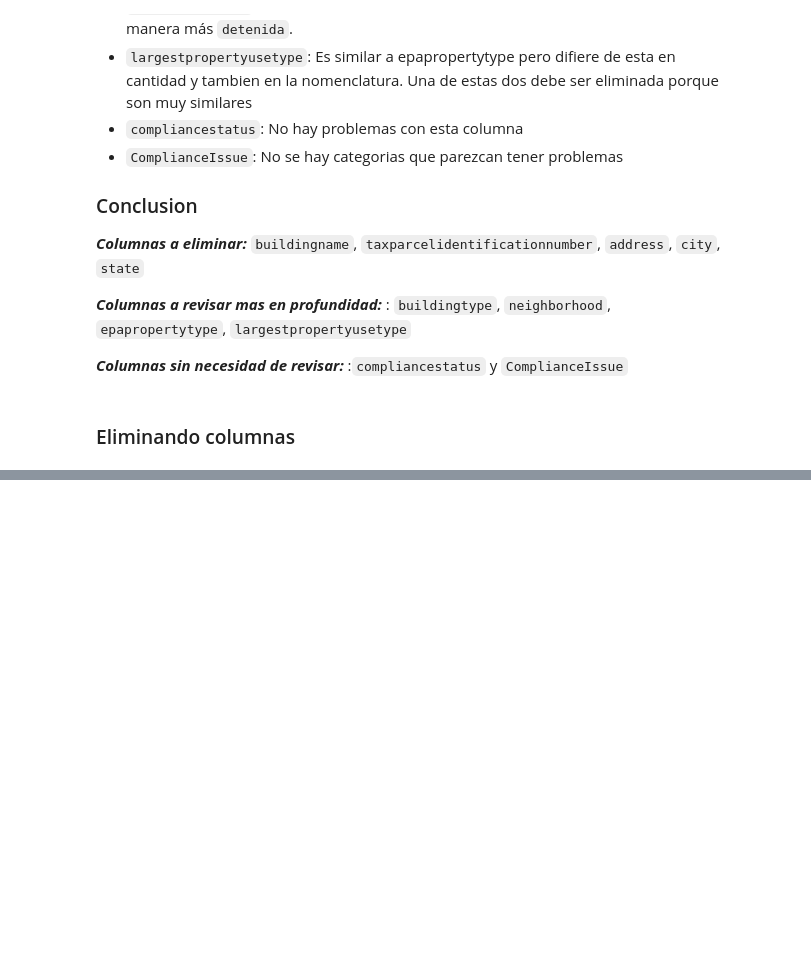
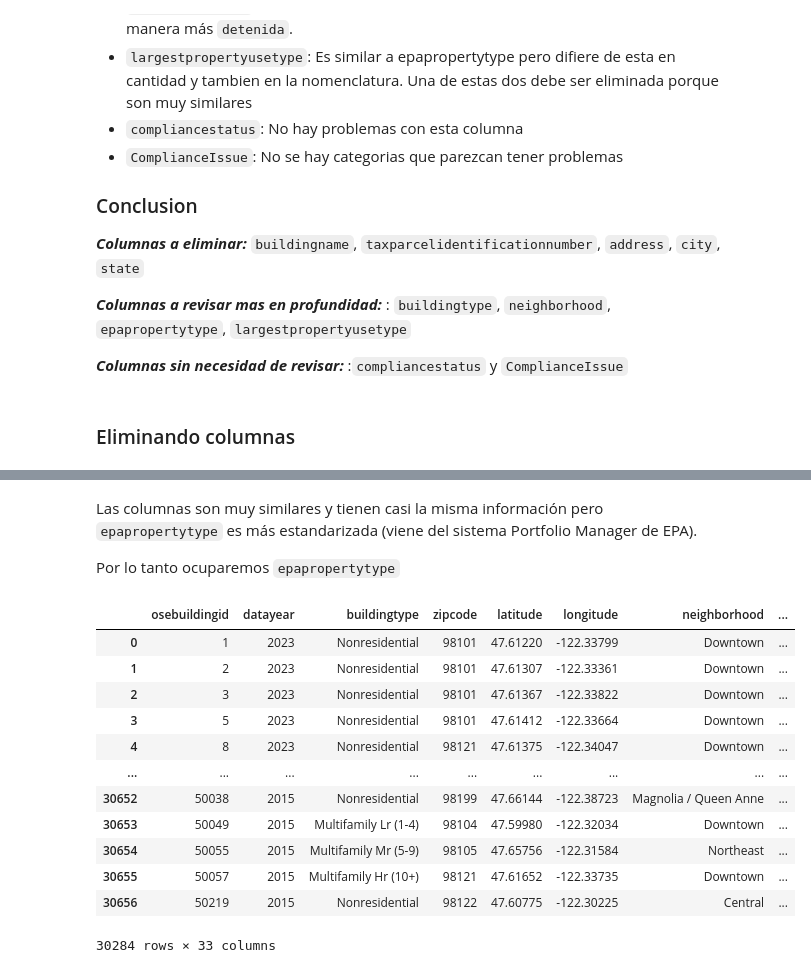
Before and after one commit to LLAES07/seatle, a Jupyter notebook: Notebooks/Proyecto.ipynb, the cells around one changed output, grey strips where cells are left out. Cells and saved outputs as stored; diff of their text form; code cells hidden in the pictures; blank space fills up the shorter version.

```diff
--- a/Notebooks/Proyecto.ipynb
+++ b/Notebooks/Proyecto.ipynb
@@ -274,0 +322,4 @@ Index(['osebuildingid', 'datayear', 'buildingname', 'buildingtype',
+# %% [markdown]
+Las columnas son muy similares y tienen casi la misma información pero `epapropertytype` es más estandarizada (viene del sistema Portfolio Manager de EPA).
+
+Por lo tanto ocuparemos `epapropertytype`
@@ -274,0 +328,16 @@ Index(['osebuildingid', 'datayear', 'buildingname', 'buildingtype',
+# %%
+df[]
+# %% [output]
+|  | osebuildingid | datayear | buildingtype | zipcode | latitude | longitude | neighborhood | ... |
+| 0 | 1 | 2023 | Nonresidential | 98101 | 47.61220 | -122.33799 | Downtown | ... |
+| 1 | 2 | 2023 | Nonresidential | 98101 | 47.61307 | -122.33361 | Downtown | ... |
+| 2 | 3 | 2023 | Nonresidential | 98101 | 47.61367 | -122.33822 | Downtown | ... |
+| 3 | 5 | 2023 | Nonresidential | 98101 | 47.61412 | -122.33664 | Downtown | ... |
+| 4 | 8 | 2023 | Nonresidential | 98121 | 47.61375 | -122.34047 | Downtown | ... |
+| ... | ... | ... | ... | ... | ... | ... | ... | ... |
+| 30652 | 50038 | 2015 | Nonresidential | 98199 | 47.66144 | -122.38723 | Magnolia / Queen Anne | ... |
+| 30653 | 50049 | 2015 | Multifamily Lr (1-4) | 98104 | 47.59980 | -122.32034 | Downtown | ... |
+| 30654 | 50055 | 2015 | Multifamily Mr (5-9) | 98105 | 47.65756 | -122.31584 | Northeast | ... |
+| 30655 | 50057 | 2015 | Multifamily Hr (10+) | 98121 | 47.61652 | -122.33735 | Downtown | ... |
+| 30656 | 50219 | 2015 | Nonresidential | 98122 | 47.60775 | -122.30225 | Central | ... |
+30284 rows × 33 columns
```
Also changed, not shown: parts of 16 cells of this notebook.
